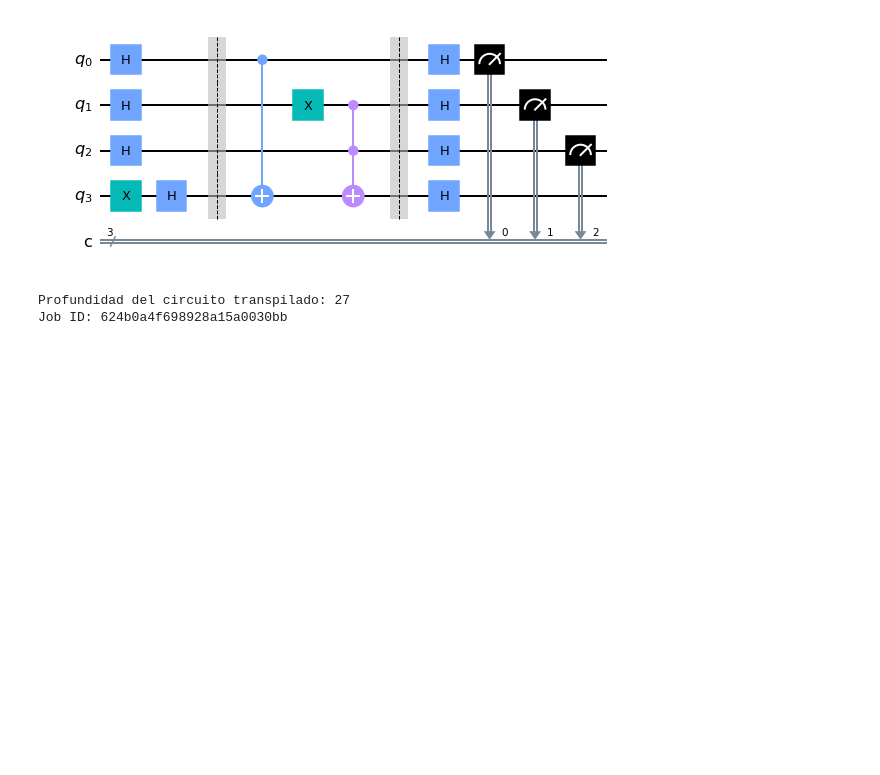
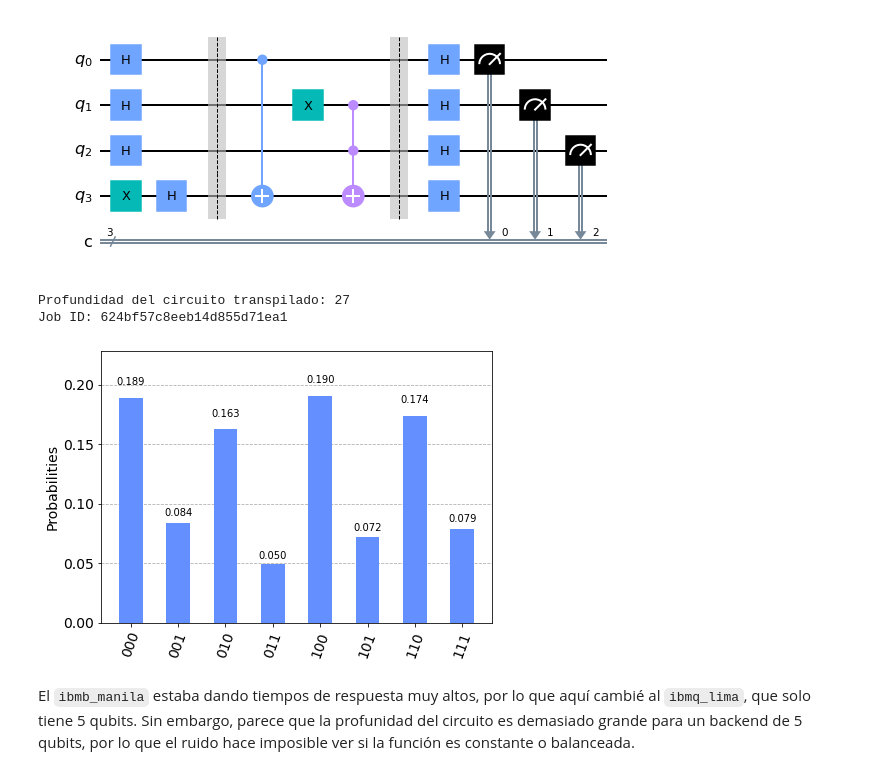
Before and after one commit to gulis1/APCC, a Jupyter notebook: Practica4/Ejercicio4 - Qiskit.ipynb, the cells around one changed output. Cells and saved outputs as stored; diff of their text form; code cells hidden in the pictures; blank space fills up the shorter version.

```diff
--- a/Practica4/Ejercicio4 - Qiskit.ipynb
+++ b/Practica4/Ejercicio4 - Qiskit.ipynb
@@ -294,7 +298,7 @@ c3b2.draw(output='mpl')
 # %%
 from qiskit import transpile
 
-backend = provider.get_backend('ibmq_manila')
+backend = provider.get_backend('ibmq_lima')
 transpiled = transpile(c3b2, backend=backend)
 
 print('Profundidad del circuito transpilado:', transpiled.depth())
@@ -303,11 +307,15 @@ job = backend.run(transpiled)
 print('Job ID:', job.job_id())
 # %% [output]
 Profundidad del circuito transpilado: 27
-Job ID: 624b0a4f698928a15a0030bb
+Job ID: 624bf57c8eeb14d855d71ea1
 # %%
 from qiskit.visualization import plot_histogram
 
-backend = provider.get_backend('ibmq_manila')
-result = backend.retrieve_job('624b06418eeb1409e9d7196e').result()
+backend = provider.get_backend('ibmq_lima')
+result = backend.retrieve_job('624bf57c8eeb14d855d71ea1').result()
 
 plot_histogram(result.get_counts())
+# %% [output]
+[figure, added]
+# %% [markdown]
+El `ibmb_manila` estaba dando tiempos de respuesta muy altos, por lo que aquí cambié al `ibmq_lima`, que solo tiene 5 qubits. Sin embargo, parece que la profunidad del circuito es demasiado grande para un backend de 5 qubits, por lo que el ruido hace imposible ver si la función es constante o balanceada.
```
Also changed, not shown: parts of 4 cells of this notebook, 3 other files.
